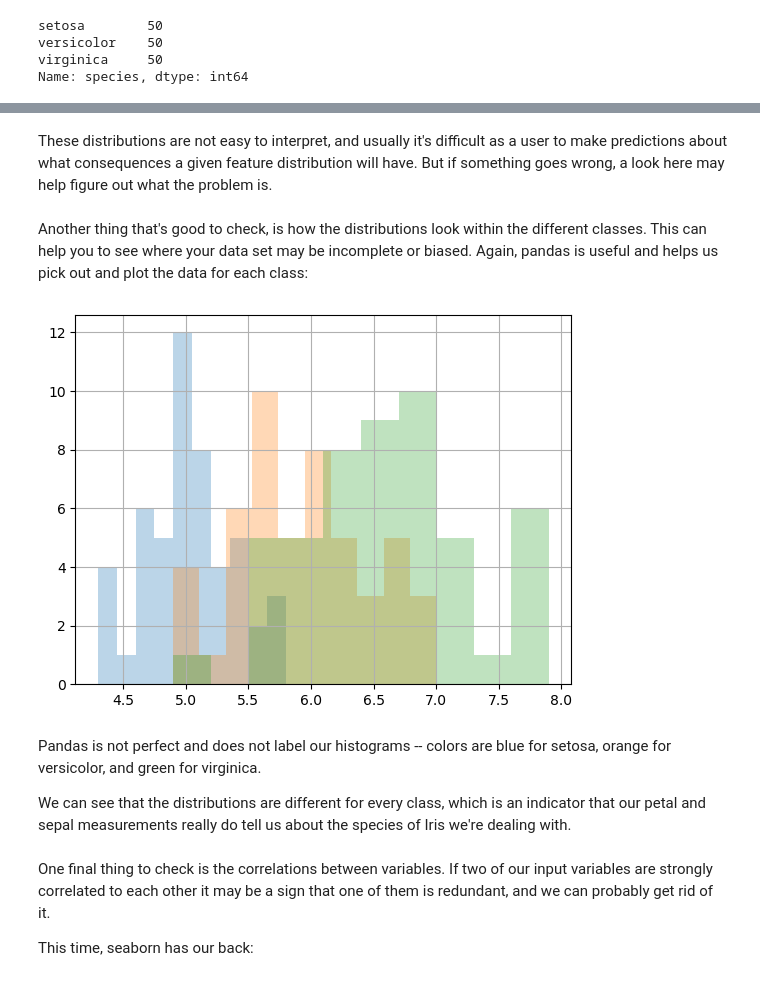
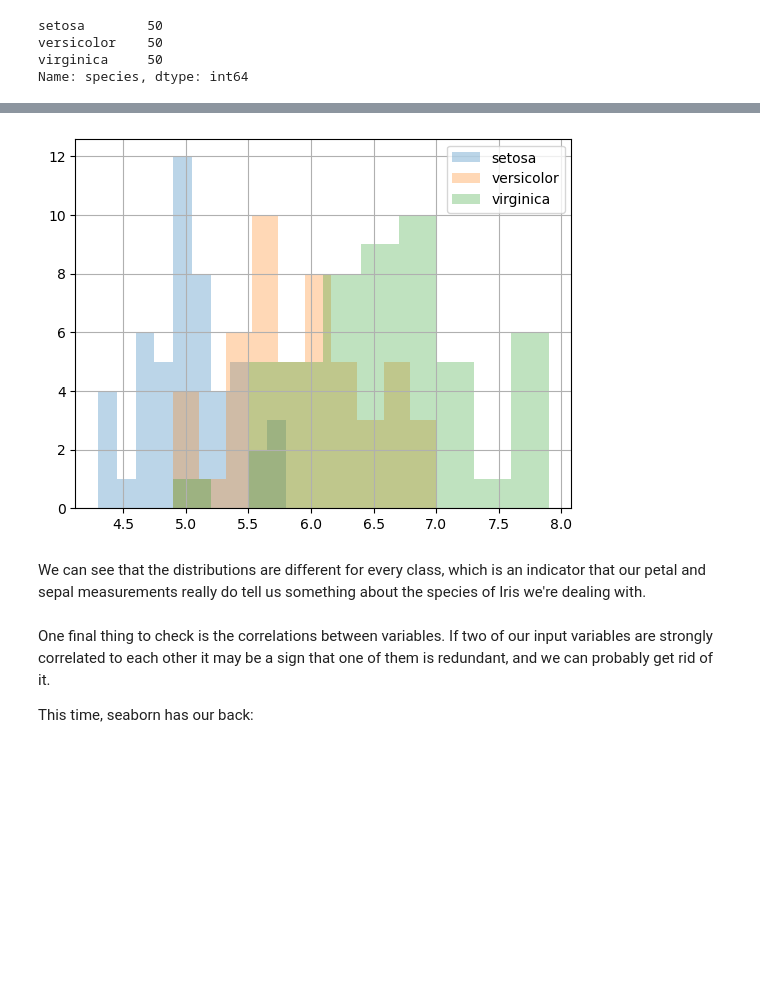
Before and after one commit to Tacitus523/ml4chem, a Jupyter notebook: Classification/1.1_LogisticRegressionTutorial.ipynb, the cells around one changed output, grey strips where cells are left out. Saved outputs shown, nothing was run; the diff lists cells and outputs as text; code cells hidden in the pictures; blank space fills up the shorter version.

Commit message:
Removed a histogram

```diff
--- a/Classification/1.1_LogisticRegressionTutorial.ipynb
+++ b/Classification/1.1_LogisticRegressionTutorial.ipynb
@@ -94,19 +91,10 @@ _ = iris.hist() # the '_ = ' at the beginning of the line suppresses some irrele
-# %% [markdown]
-These distributions are not easy to interpret, and usually it's difficult as a user to make predictions about what consequences a given feature distribution will have.
-But if something goes wrong, a look here may help figure out what the problem is.
-# %% [markdown]
-Another thing that's good to check, is how the distributions look within the different classes.
-This can help you to see where your data set may be incomplete or biased.
-Again, pandas is useful and helps us pick out and plot the data for each class:
 # %%
-_ = iris.groupby('species').sepal_length.hist(alpha=0.3)
+iris.groupby('species').sepal_length.hist(alpha=0.3, legend=True);
 # we only do it for the sepal length so you don't have to scroll so much...
 # %% [output]
-[figure, old version]
+[figure, new version]
 # %% [markdown]
-Pandas is not perfect and does not label our histograms -- colors are blue for setosa, orange for versicolor, and green for virginica.
-
-We can see that the distributions are different for every class, which is an indicator that our petal and sepal measurements really do tell us about the species of Iris we're dealing with.
+We can see that the distributions are different for every class, which is an indicator that our petal and sepal measurements really do tell us something about the species of Iris we're dealing with.
 # %% [markdown]
 One final thing to check is the correlations between variables.
 If two of our input variables are strongly correlated to each other it may be a sign that one of them is redundant, and we can probably get rid of it.
```
Also changed, not shown: parts of 18 cells of this notebook.
